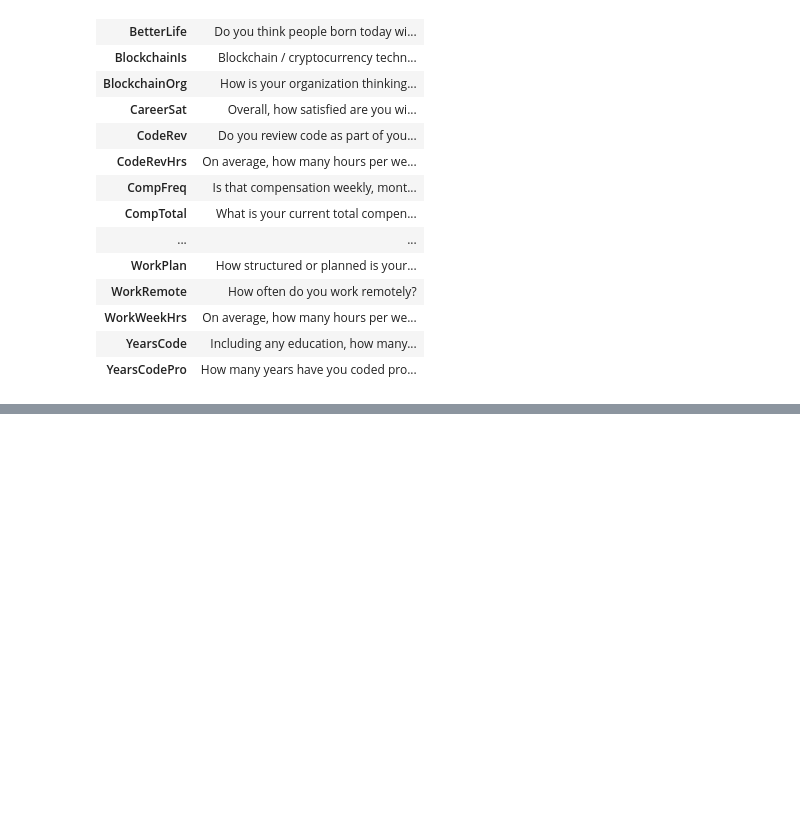
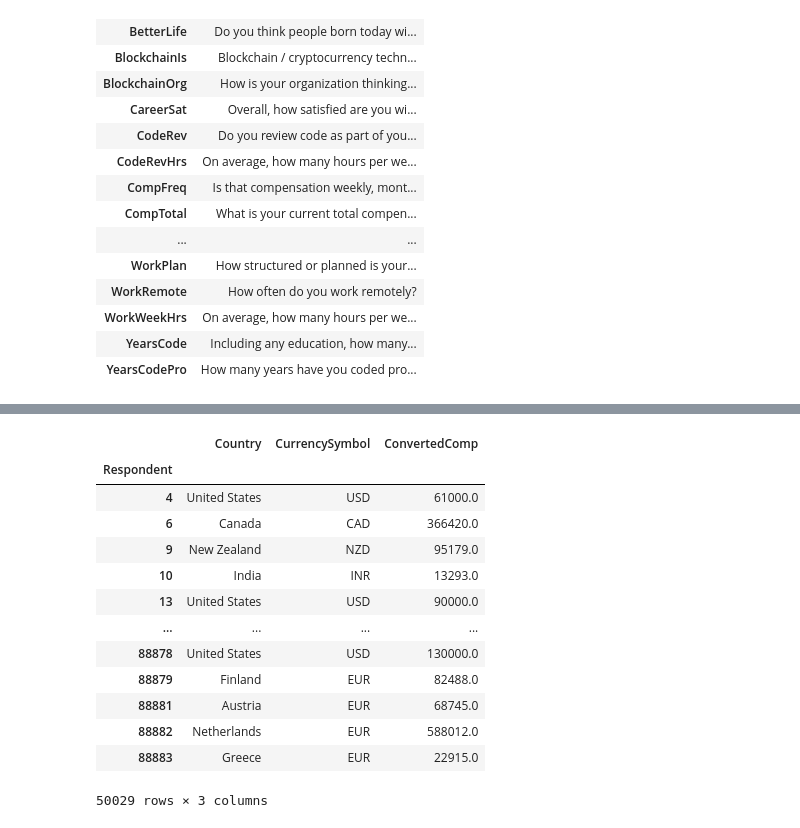
Before and after one commit to MohanadGad38/panadasStackoverflow, a Jupyter notebook: panadas.ipynb, the cells around one changed output, grey strips where cells are left out. Saved outputs shown, nothing was run; the diff lists cells and outputs as text; code cells hidden in the pictures; blank space fills up the shorter version.

```diff
--- a/panadas.ipynb
+++ b/panadas.ipynb
@@ -270,0 +281,17 @@ schema_df.sort_index()
+# %%
+df.loc[select,['Country','CurrencySymbol','ConvertedComp']]
+# %% [output]
+|  | Country | CurrencySymbol | ConvertedComp |
+| Respondent |  |  |  |
+| 4 | United States | USD | 61000.0 |
+| 6 | Canada | CAD | 366420.0 |
+| 9 | New Zealand | NZD | 95179.0 |
+| 10 | India | INR | 13293.0 |
+| 13 | United States | USD | 90000.0 |
+| ... | ... | ... | ... |
+| 88878 | United States | USD | 130000.0 |
+| 88879 | Finland | EUR | 82488.0 |
+| 88881 | Austria | EUR | 68745.0 |
+| 88882 | Netherlands | EUR | 588012.0 |
+| 88883 | Greece | EUR | 22915.0 |
+50029 rows × 3 columns
```
Also changed, not shown: parts of 18 cells of this notebook.
